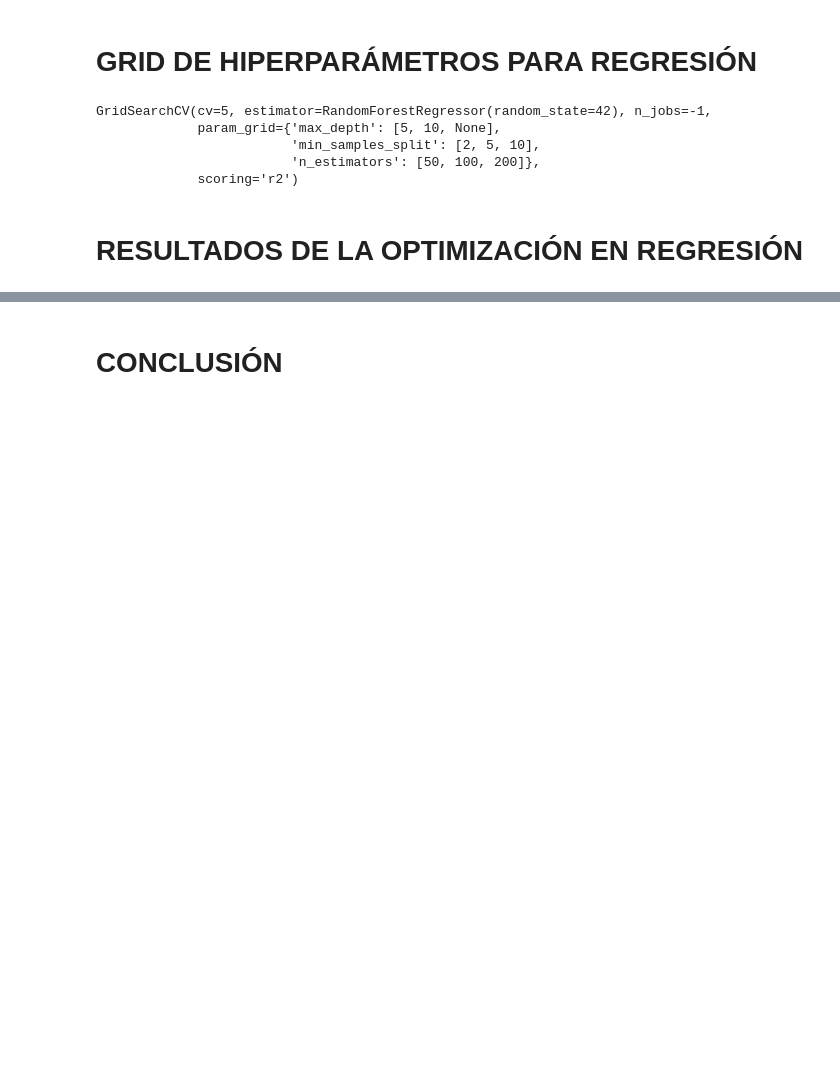
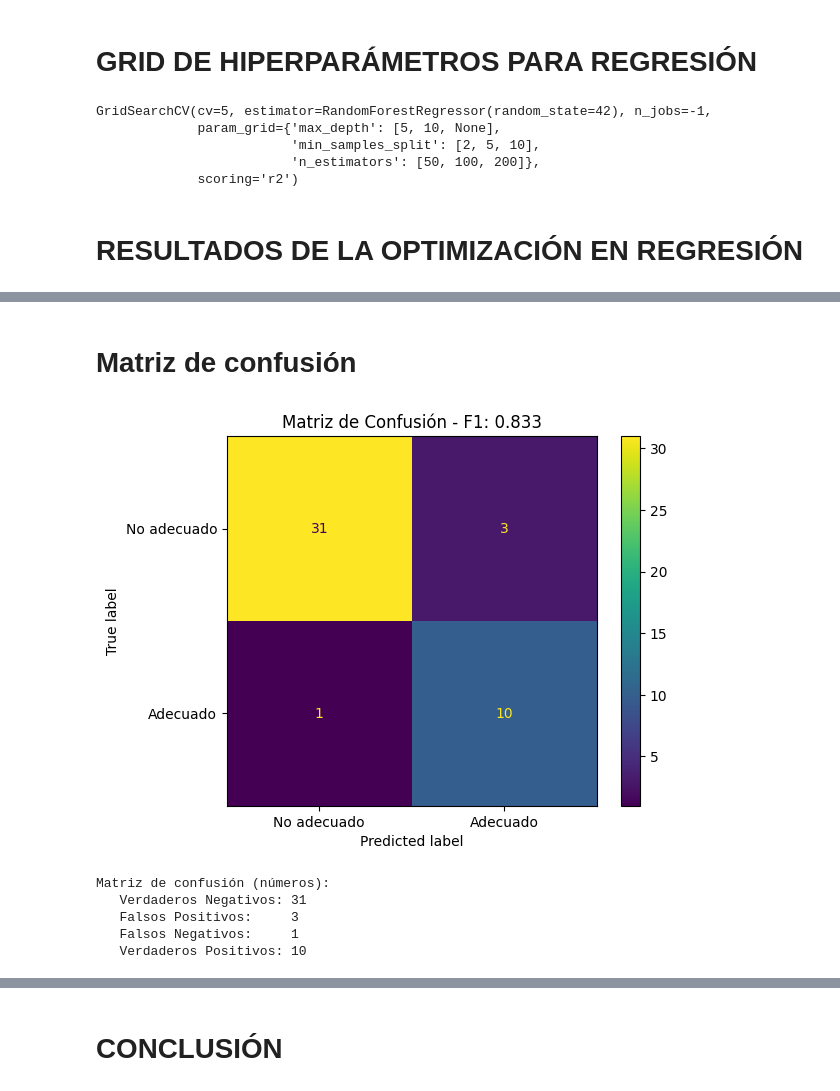
Before and after one commit to Catal2s/proyecto_modelado-SCY1101, a Jupyter notebook: notebooks/04_hyperparameter_optimization.ipynb, the cells around one changed output, grey strips where cells are left out. Saved outputs shown, nothing was run; the diff lists cells and outputs as text; code cells hidden in the pictures; blank space fills up the shorter version.

Commit message:
7commit plots y metrics - notebooks 5 y 6

```diff
--- a/notebooks/04_hyperparameter_optimization.ipynb
+++ b/notebooks/04_hyperparameter_optimization.ipynb
@@ -269,3 +275,33 @@ RESULTADOS DE LA OPTIMIZACIÓN (REGRESIÓN):
 ------------------------------------------------------------------------------------------
    Modelo base (sin optimizar) - R²: 0.9872
    Modelo optimizado - R²: 0.9873
+# %% [markdown]
+# Matriz de confusión
+# %%
+# Calcular matriz
+cm = confusion_matrix(y_test, y_pred)
+
+# Mostrar como gráfico
+disp = ConfusionMatrixDisplay(confusion_matrix=cm,
+                               display_labels=['No adecuado', 'Adecuado'])
+disp.plot()
+
+#Exportar matriz de confusión
+plt.savefig('../results/plots/matriz_confusion.png', dpi=300, bbox_inches='tight')
+
+plt.title(f'Matriz de Confusión - F1: {f1_score(y_test, y_pred):.3f}')
+plt.show()
+
+# Mostrar como números
+print("\nMatriz de confusión (números):")
+print(f"   Verdaderos Negativos: {cm[0,0]}")
+print(f"   Falsos Positivos:     {cm[0,1]}")
+print(f"   Falsos Negativos:     {cm[1,0]}")
+print(f"   Verdaderos Positivos: {cm[1,1]}")
+# %% [output]
+[figure, added]
+Matriz de confusión (números):
+   Verdaderos Negativos: 31
+   Falsos Positivos:     3
+   Falsos Negativos:     1
+   Verdaderos Positivos: 10
```
Also changed, not shown: parts of 8 cells of this notebook, 11 other files.
